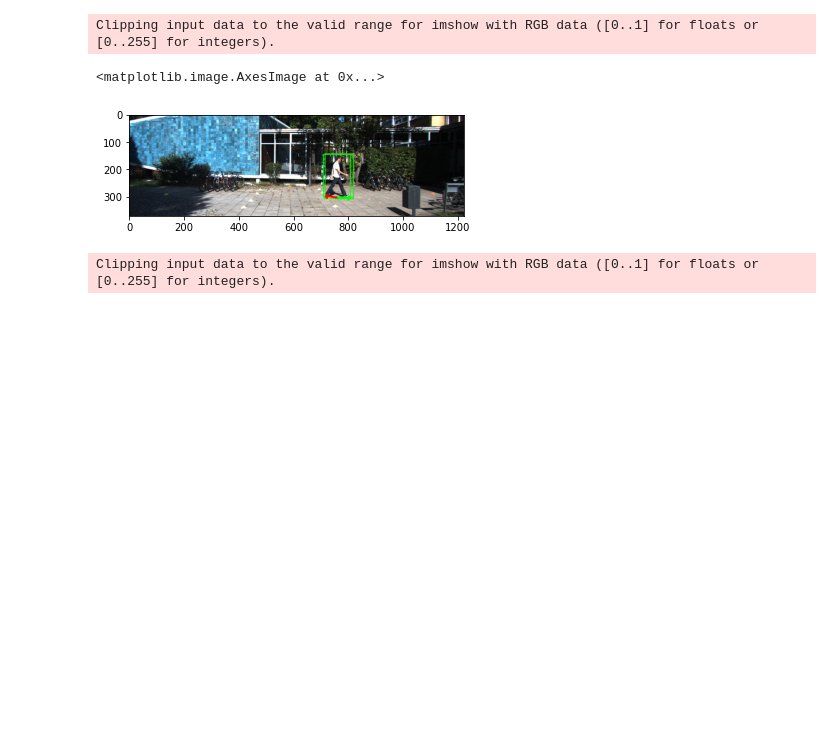
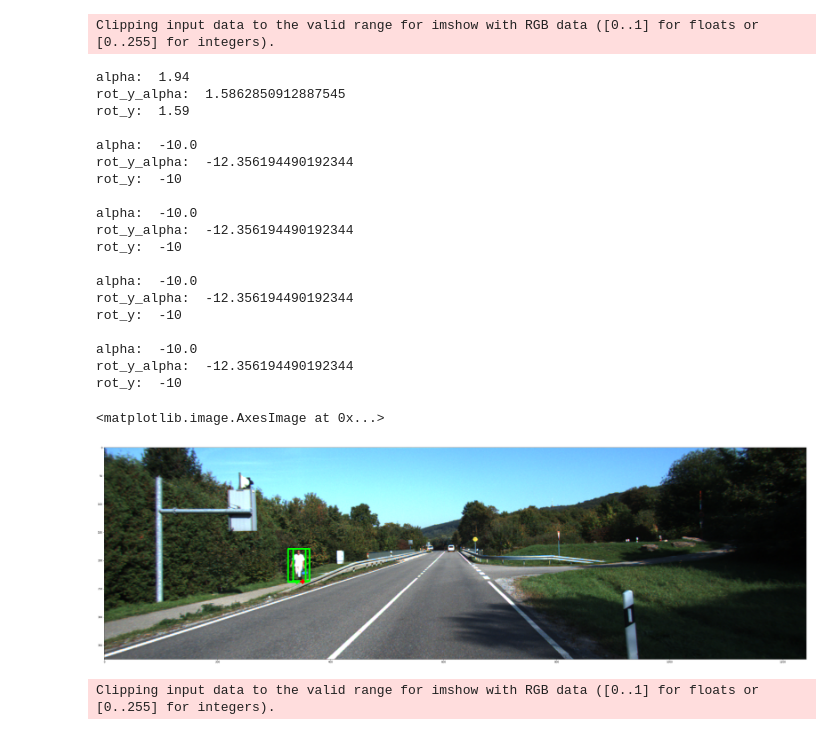
Before and after one commit to umd-fire-coml/KITTI-Orientation, a Jupyter notebook: DepictAlpha.ipynb, the cells around one changed output. Saved outputs shown, nothing was run; the diff lists cells and outputs as text; code cells hidden in the pictures; blank space fills up the shorter version.

```diff
--- a/DepictAlpha.ipynb
+++ b/DepictAlpha.ipynb
@@ -21,18 +38,49 @@ data_label = root_path + 'label_2/'
 data_img   = root_path + 'image_2/'
 calib_path = root_path + "calib/"
 # %%
-instance = "000000"
+instance = "000005"
 img_path = data_img +instance+".png"
 label_path = data_label +instance+".txt"
 img = plt.imread(img_path)
 calib_pth = os.path.join(calib_path, instance + ".txt")
-for v in open(label_path):
-    img = visualization.make_alpha_arrow(calib_pth,v,img,3.0)
+
+import math
+for line in open(label_path):
+    line_split = line.split(' ')
+    alpha = float(line_split[3])
+    print('alpha: ', alpha)
+    x = float(line_split[11])
+    y = float(line_split[12])
+    z = float(line_split[13])
+    theta = alpha + math.atan2(x, z) # the formula from gs 3d
+    print('rot_y_alpha: ', theta)
+    print('rot_y: ', line_split[14])
+    img = visualization.make_alpha_arrow(calib_pth, line, img, alpha_pred=alpha)
+plt.figure(figsize=(150, 16))
 plt.imshow(img)
 # %% [output]
 Clipping input data to the valid range for imshow with RGB data ([0..1] for floats or [0..255] for integers).
-<matplotlib.image.AxesImage at 0x...>
+alpha:  1.94
+rot_y_alpha:  1.5862850912887545
+rot_y:  1.59
+
+alpha:  -10.0
+rot_y_alpha:  -12.356194490192344
+rot_y:  -10
+
+alpha:  -10.0
+rot_y_alpha:  -12.356194490192344
+rot_y:  -10
+
+alpha:  -10.0
+rot_y_alpha:  -12.356194490192344
+rot_y:  -10
+
+alpha:  -10.0
+rot_y_alpha:  -12.356194490192344
+rot_y:  -10
+<matplotlib.image.AxesImage at 0x...>
-[figure, old version]
+[figure, new version]
 # %%
 instance = "000001"
 img_path = data_img +instance+".png"
```
Also changed, not shown: parts of 1 cell of this notebook, 3 other files.
